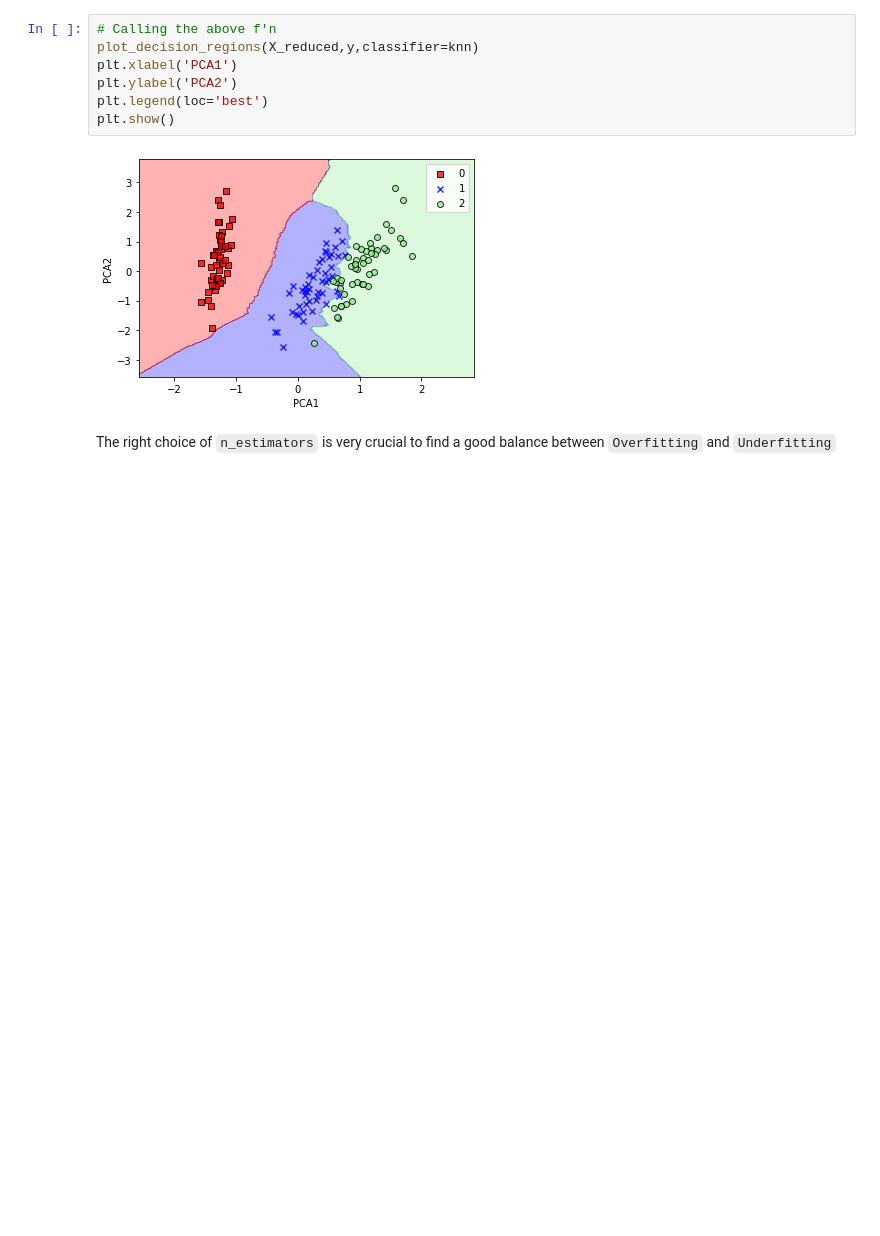
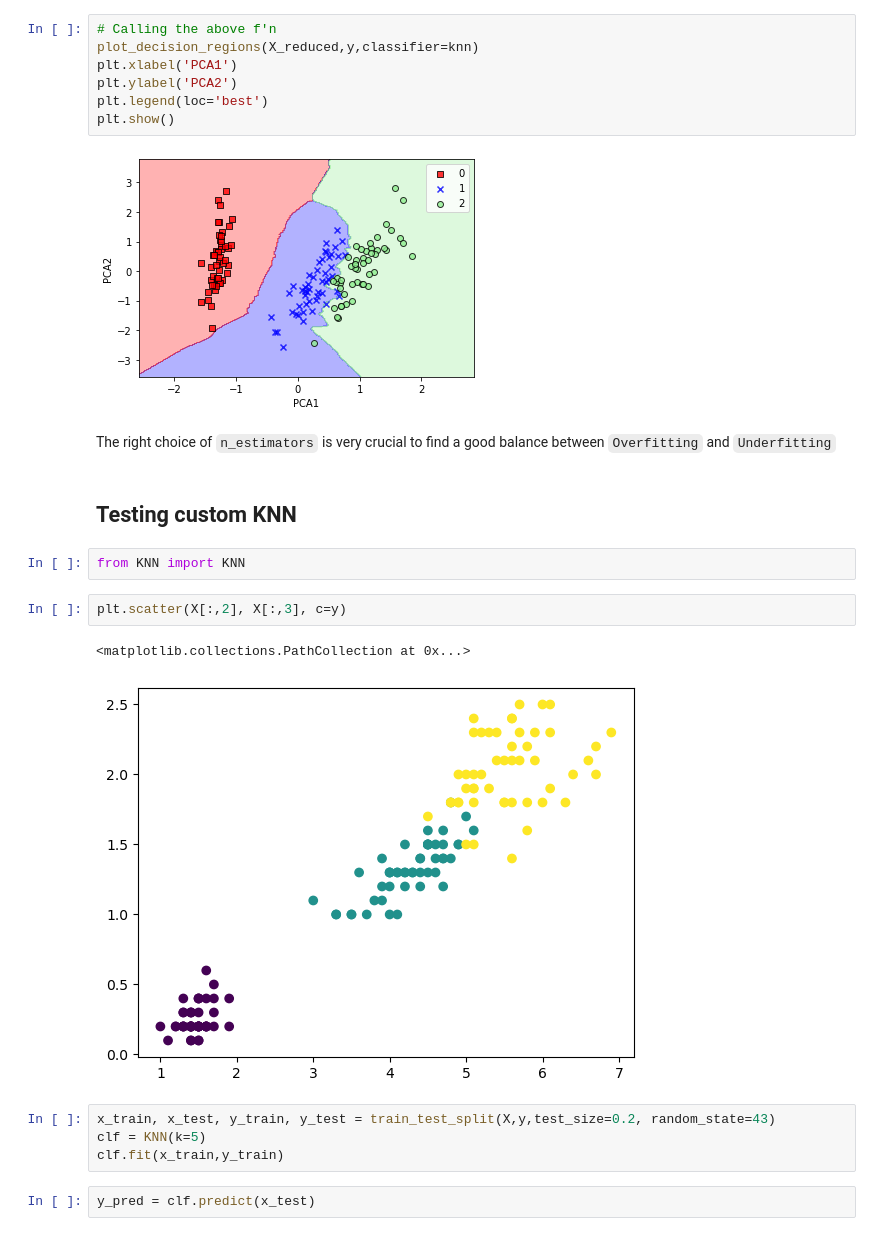
Before and after one commit to shriawesome/MachineLearning, a Jupyter notebook: Understanding Algorithms/KNeighborsClassifier/KNN_irisdataset.ipynb, the cells around one changed output. Drawn from its saved outputs; the diff is of its cells as text; blank space fills up the shorter version.

Commit message:
Custom implementation of KNN

```diff
--- a/Understanding Algorithms/KNeighborsClassifier/KNN_irisdataset.ipynb
+++ b/Understanding Algorithms/KNeighborsClassifier/KNN_irisdataset.ipynb
@@ -93,3 +94,18 @@ plt.show()
 [figure]
 # %% [markdown]
 The right choice of `n_estimators` is very crucial to find a good balance between `Overfitting` and `Underfitting`
+# %% [markdown]
+## Testing custom KNN
+# %%
+from KNN import KNN
+# %%
+plt.scatter(X[:,2], X[:,3], c=y)
+# %% [output]
+<matplotlib.collections.PathCollection at 0x...>
+[figure, added]
+# %%
+x_train, x_test, y_train, y_test = train_test_split(X,y,test_size=0.2, random_state=43)
+clf = KNN(k=5)
+clf.fit(x_train,y_train)
+# %%
+y_pred = clf.predict(x_test)
```
Also changed, not shown: parts of 4 cells of this notebook, 1 other file.
